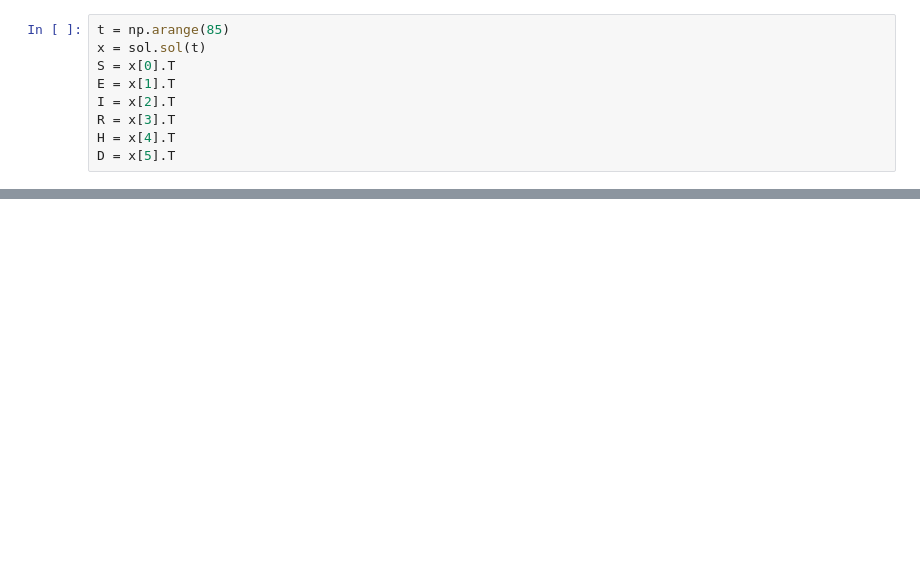
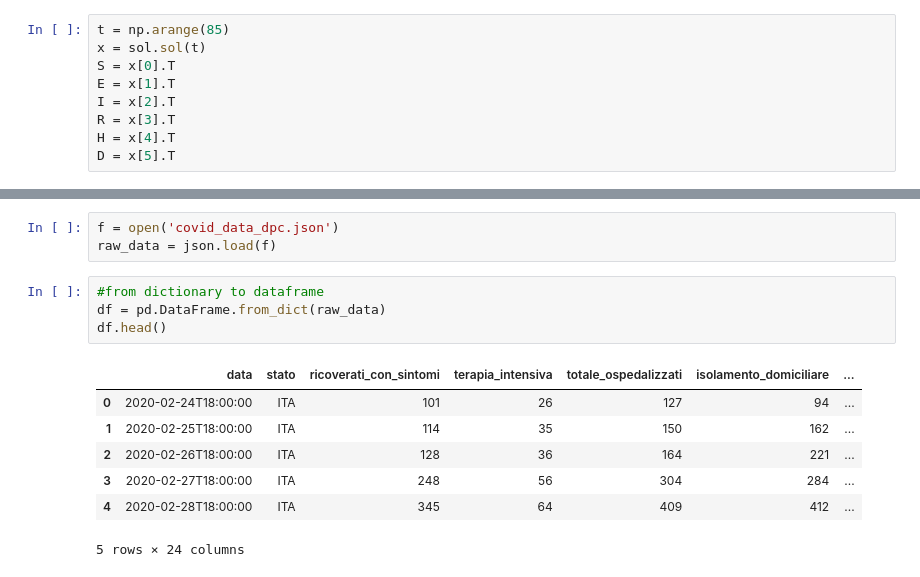
Before and after one commit to giuliacampesan/LDEProject, a Jupyter notebook: LDE_Project.ipynb, the cells around one changed output, grey strips where cells are left out. Cells and saved outputs as stored; diff of their text form; blank space fills up the shorter version.

```diff
--- a/LDE_Project.ipynb
+++ b/LDE_Project.ipynb
@@ -72,0 +107,15 @@ for i,col in enumerate(x):
+# %%
+f = open('covid_data_dpc.json')
+raw_data = json.load(f)
+# %%
+#from dictionary to dataframe
+df = pd.DataFrame.from_dict(raw_data)
+df.head()
+# %% [output]
+|  | data | stato | ricoverati_con_sintomi | terapia_intensiva | totale_ospedalizzati | isolamento_domiciliare | ... |
+| 0 | 2020-02-24T18:00:00 | ITA | 101 | 26 | 127 | 94 | ... |
+| 1 | 2020-02-25T18:00:00 | ITA | 114 | 35 | 150 | 162 | ... |
+| 2 | 2020-02-26T18:00:00 | ITA | 128 | 36 | 164 | 221 | ... |
+| 3 | 2020-02-27T18:00:00 | ITA | 248 | 56 | 304 | 284 | ... |
+| 4 | 2020-02-28T18:00:00 | ITA | 345 | 64 | 409 | 412 | ... |
+5 rows × 24 columns
```
Also changed, not shown: parts of 13 cells of this notebook.
